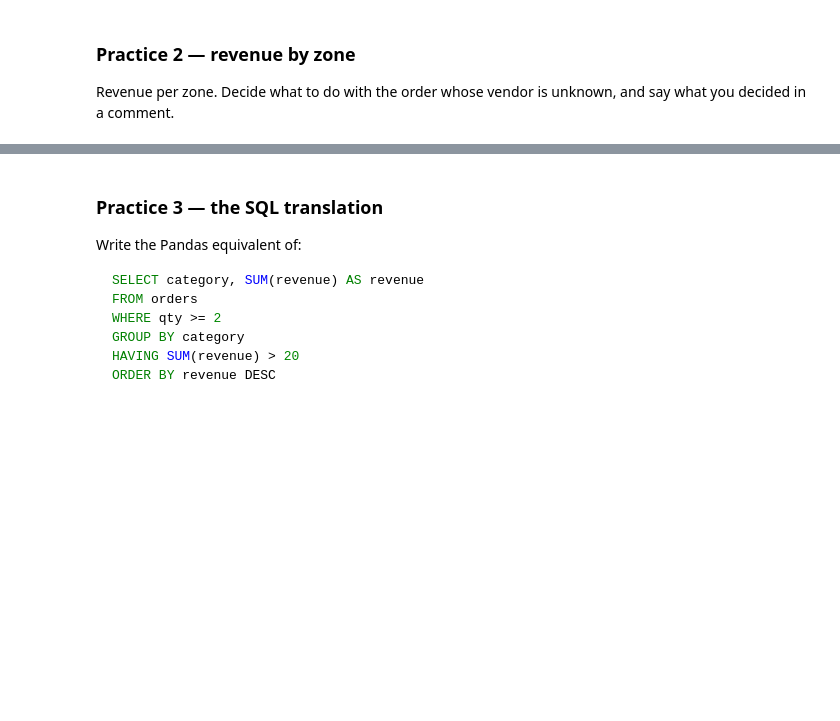
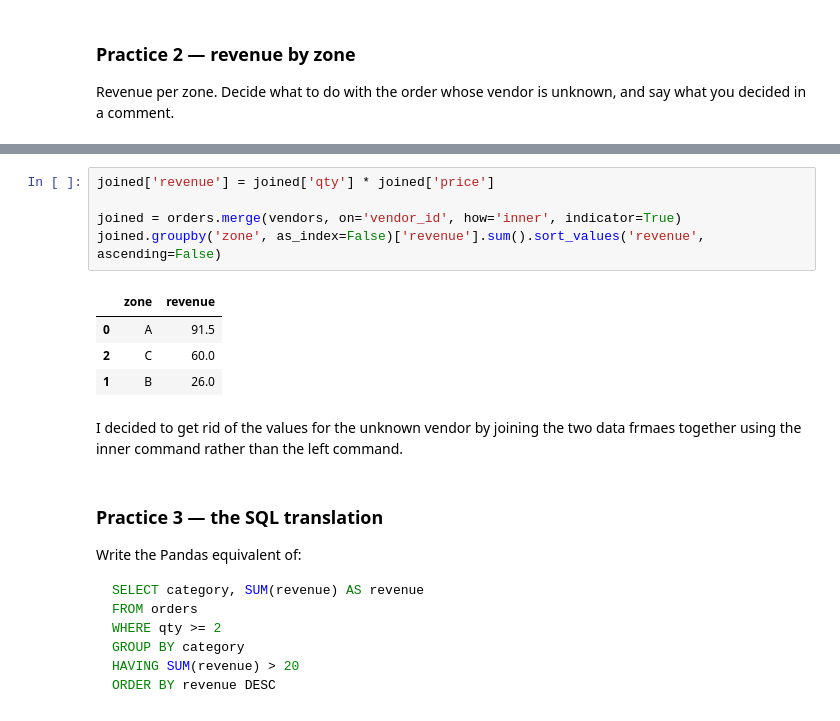
Before and after one commit to ahhill27/ds2002-fa26, a Jupyter notebook: notebooks/03-pandas-cleaning/2026-09-14 — SQL to Python to DataFrames — Lecture.ipynb, the cells around one changed output, grey strips where cells are left out. Drawn from its saved outputs; the diff is of its cells as text; blank space fills up the shorter version.

```diff
--- a/notebooks/03-pandas-cleaning/2026-09-14 — SQL to Python to DataFrames — Lecture.ipynb
+++ b/notebooks/03-pandas-cleaning/2026-09-14 — SQL to Python to DataFrames — Lecture.ipynb
@@ -502,3 +510,15 @@ Revenue per zone. Decide what to do with the order whose vendor is unknown, and
+# %%
+joined['revenue'] = joined['qty'] * joined['price']
+
+joined = orders.merge(vendors, on='vendor_id', how='inner', indicator=True)
+joined.groupby('zone', as_index=False)['revenue'].sum().sort_values('revenue', ascending=False)
+# %% [output]
+|  | zone | revenue |
+| 0 | A | 91.5 |
+| 2 | C | 60.0 |
+| 1 | B | 26.0 |
+# %% [markdown]
+I decided to get rid of the values for the unknown vendor by joining the two data frmaes together using the inner command rather than the left command.
 # %% [markdown]
 ### Practice 3 — the SQL translation
 
```
Also changed, not shown: parts of 9 cells of this notebook.
